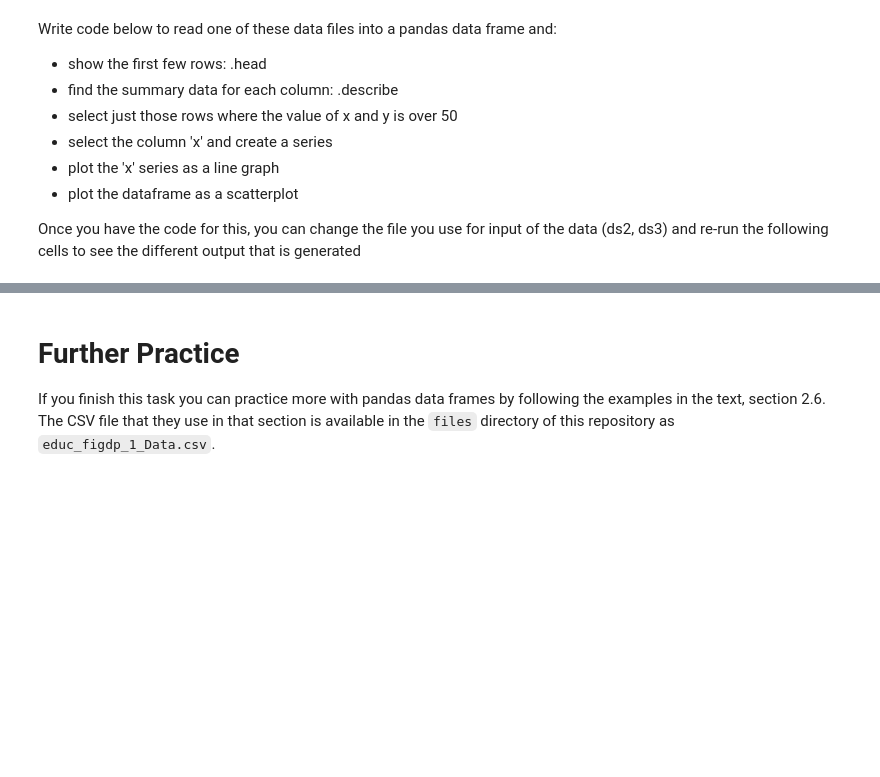
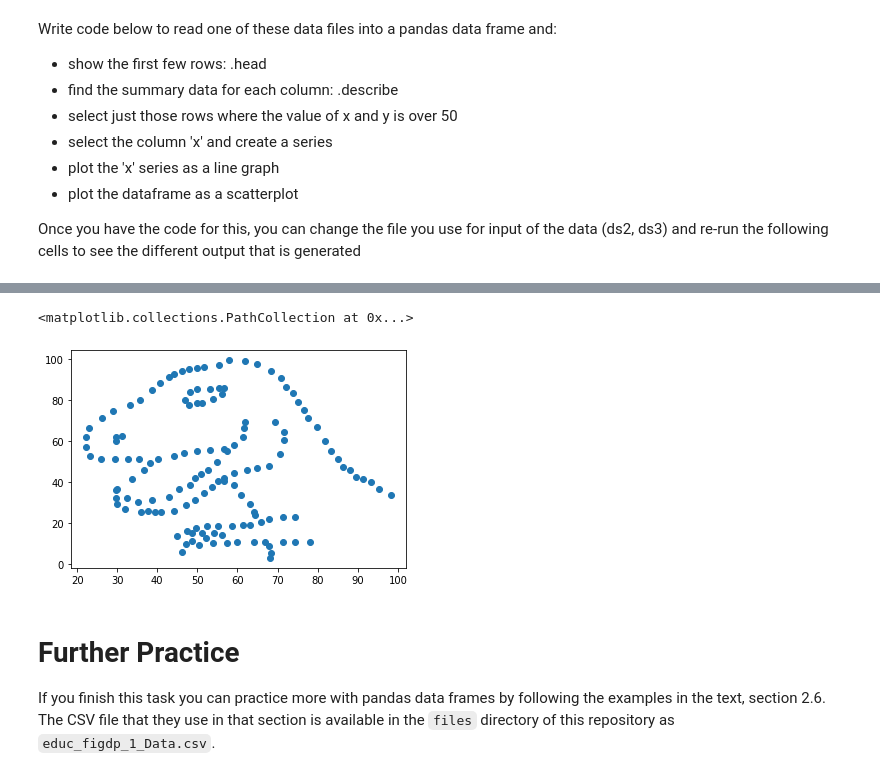
Before and after one commit to reubenbf/comp6200-workshop, a Jupyter notebook: COMP6200_Week_2.ipynb, the cells around one changed output, grey strips where cells are left out. Drawn from its saved outputs; the diff is of its cells as text; code cells hidden in the pictures; blank space fills up the shorter version.

```diff
--- a/COMP6200_Week_2.ipynb
+++ b/COMP6200_Week_2.ipynb
@@ -129,3 +160,8 @@ Once you have the code for this, you can change the file you use for input of th
+# %%
+plt.scatter(df_1['x'],df['y'])
+# %% [output]
+<matplotlib.collections.PathCollection at 0x...>
+[figure, added]
 # %% [markdown]
 # Further Practice
 
```
Also changed, not shown: parts of 14 cells of this notebook.
